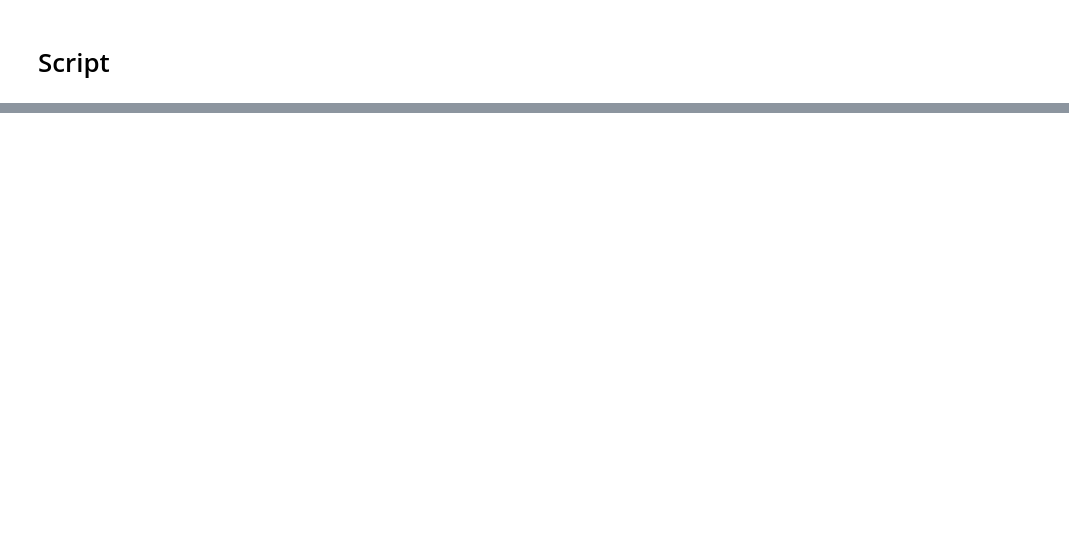
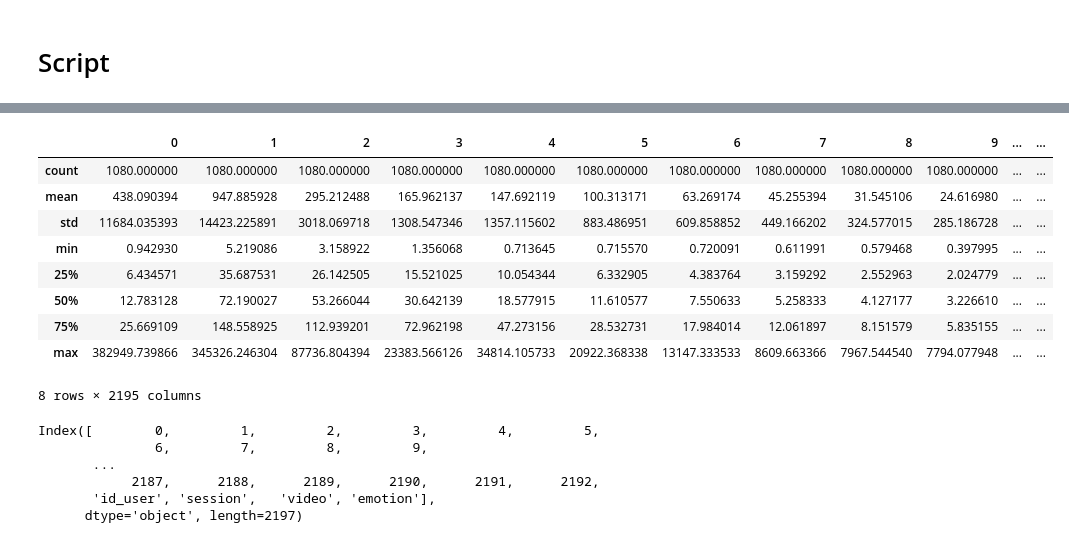
Before and after one commit to Sant0S22/eeg_emotion_recognition, a Jupyter notebook: FVAB_DATASET.ipynb, the cells around one changed output, grey strips where cells are left out. Cells and saved outputs as stored; diff of their text form; code cells hidden in the pictures; blank space fills up the shorter version.

```diff
--- a/FVAB_DATASET.ipynb
+++ b/FVAB_DATASET.ipynb
@@ -270,28 +283,49 @@ result.shape[0]
 # %% [markdown]
 # Script
 # %%
+df_global = pd.DataFrame()
 if os.path.exists(directory):
     lista_cartella_main = os.listdir(directory)
+    #For che Scansiona le cartelle delle sessioni
     for file in lista_cartella_main:
         sec = os.path.join(directory, file)
         if os.path.isdir(sec):
+            session = int(sec[-1])
             files1 = os.listdir(sec)
+            #For che Scansiona i file .Mat nelle cartelle sessioni
             for file1 in files1:
+                j = 24 * (int(session) - 1)
                 if file1.endswith(".mat"):
                     file1 = os.path.join(sec, file1)
                     data = scipy.io.loadmat(file1)
                     labels = list(data.keys())
                     size = len(labels)
-                    print(file1)
+                    print("file1",file1)
                     maximum = 0
                     for i in range(3,size,1):
-                        df = pd.DataFrame(data[labels[i]])
+                        id_user = labels[i]
+                        df = pd.DataFrame(data[id_user])
                         df = drop_channels(df)
                         downsampled = down_sampling(data[labels[i]])
                         filtered = band_pass_filter(downsampled)
                         filtered_dataset = pd.DataFrame(filtered)
                         result = feature_extraction(filtered_dataset)
-                        print(result.shape)
-                        if result.shape[0] >= maximum:
-                            maximum = result.shape[0]
+                        print("shape result",result.shape)
+
+                        #Label colonne df finale
+                        id_person = re.findall("\d+_", file1)
+                        id_person = re.findall("\d+", id_person[0])
+                        video = re.findall("\d+", labels[i])
+                        target = targets[j]
+                        j += 1
+
+                        df_tmp = pd.DataFrame(result).T
+                        df_tmp['id_user'] = id_person
+                        df_tmp['session'] = session
+                        df_tmp['video'] = video
+                        df_tmp['emotion'] = target
+                        #print(df_tmp.head())
+                        print("shape tmp",df_tmp.shape)
+                        df_global = pd.concat([df_global,df_tmp])
+                        print("shape df",df_global.shape)
 # %% [output]
@@ -317,0 +369,22 @@ print(maximum)
+# %%
+df_global.describe()
+# %% [output]
+|  | 0 | 1 | 2 | 3 | 4 | 5 | 6 | 7 | 8 | 9 | ... | ... |
+| count | 1080.000000 | 1080.000000 | 1080.000000 | 1080.000000 | 1080.000000 | 1080.000000 | 1080.000000 | 1080.000000 | 1080.000000 | 1080.000000 | ... | ... |
+| mean | 438.090394 | 947.885928 | 295.212488 | 165.962137 | 147.692119 | 100.313171 | 63.269174 | 45.255394 | 31.545106 | 24.616980 | ... | ... |
+| std | 11684.035393 | 14423.225891 | 3018.069718 | 1308.547346 | 1357.115602 | 883.486951 | 609.858852 | 449.166202 | 324.577015 | 285.186728 | ... | ... |
+| min | 0.942930 | 5.219086 | 3.158922 | 1.356068 | 0.713645 | 0.715570 | 0.720091 | 0.611991 | 0.579468 | 0.397995 | ... | ... |
+| 25% | 6.434571 | 35.687531 | 26.142505 | 15.521025 | 10.054344 | 6.332905 | 4.383764 | 3.159292 | 2.552963 | 2.024779 | ... | ... |
+| 50% | 12.783128 | 72.190027 | 53.266044 | 30.642139 | 18.577915 | 11.610577 | 7.550633 | 5.258333 | 4.127177 | 3.226610 | ... | ... |
+| 75% | 25.669109 | 148.558925 | 112.939201 | 72.962198 | 47.273156 | 28.532731 | 17.984014 | 12.061897 | 8.151579 | 5.835155 | ... | ... |
+| max | 382949.739866 | 345326.246304 | 87736.804394 | 23383.566126 | 34814.105733 | 20922.368338 | 13147.333533 | 8609.663366 | 7967.544540 | 7794.077948 | ... | ... |
+8 rows × 2195 columns
+# %%
+df_global.columns
+# %% [output]
+Index([        0,         1,         2,         3,         4,         5,
+               6,         7,         8,         9,
+       ...
+            2187,      2188,      2189,      2190,      2191,      2192,
+       'id_user', 'session',   'video', 'emotion'],
+      dtype='object', length=2197)
```
Also changed, not shown: parts of 26 cells of this notebook.
